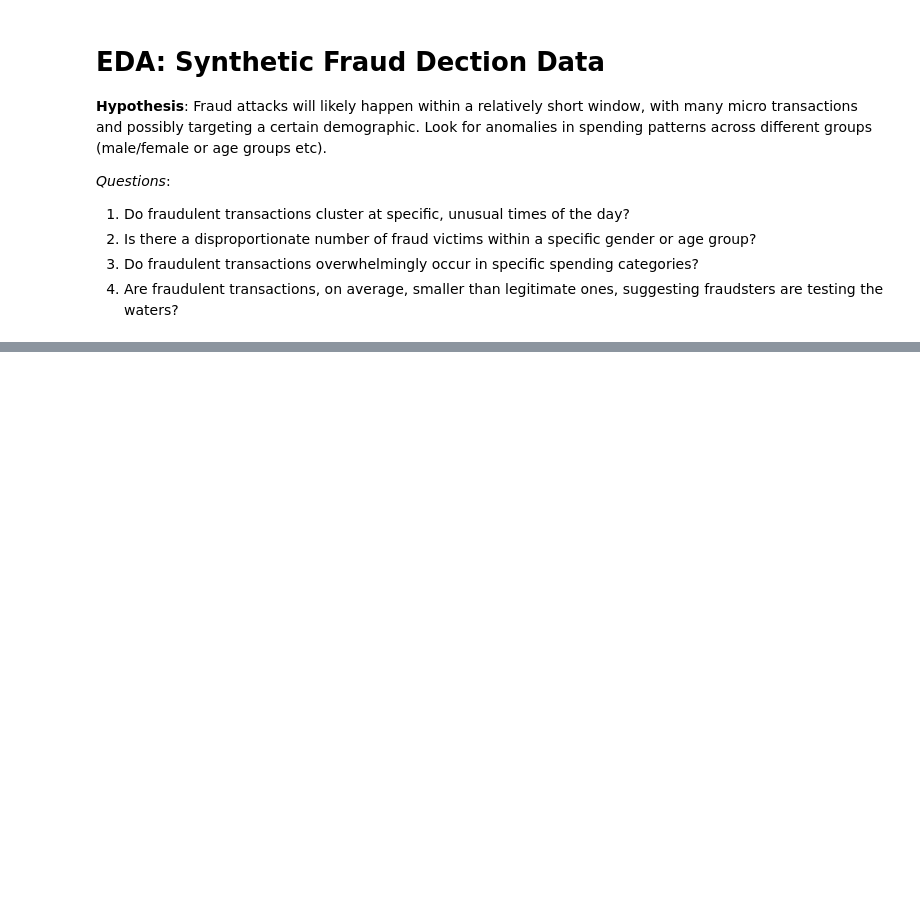
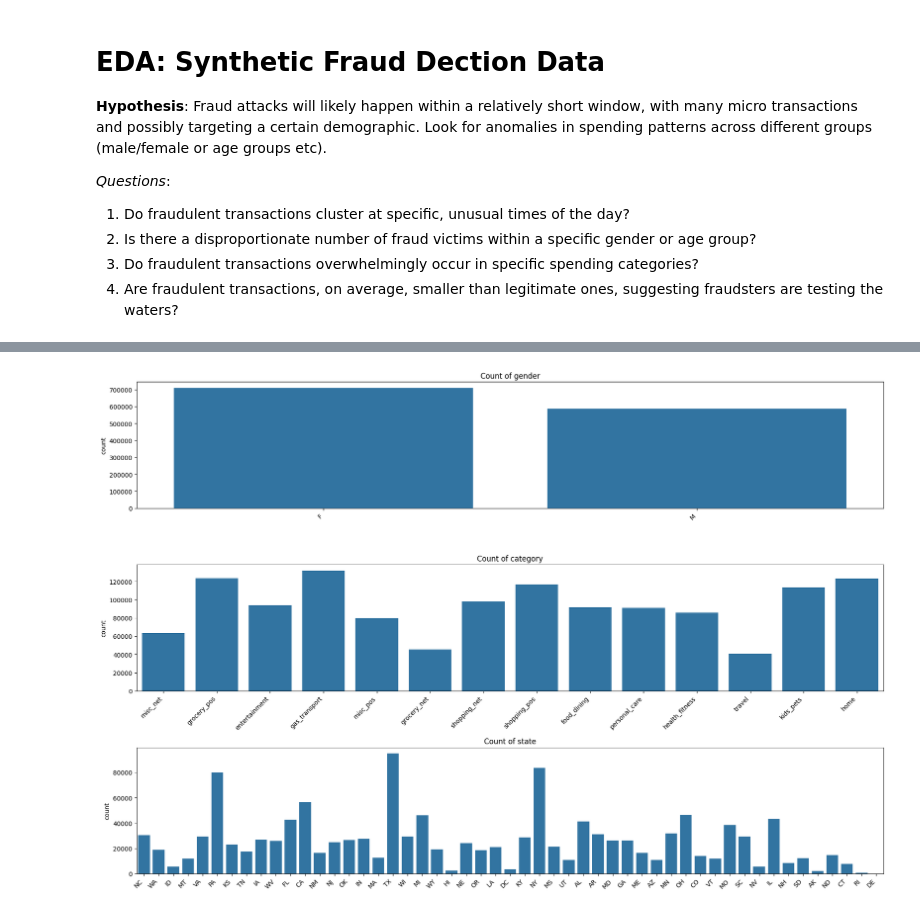
Before and after one commit to Clarkey33/fraud-detection-mlops-pipeline, a Jupyter notebook: notebooks/01-initial-eda.ipynb, the cells around one changed output, grey strips where cells are left out. Drawn from its saved outputs; the diff is of its cells as text; code cells hidden in the pictures; blank space fills up the shorter version.

```diff
--- a/notebooks/01-initial-eda.ipynb
+++ b/notebooks/01-initial-eda.ipynb
@@ -51,0 +137,15 @@ memory usage: 227.5+ MB
+# %%
+categorical_cols = ['gender', 'category', 'state']
+fig, axes = plt.subplots(nrows=3,ncols=1,figsize=(n_cols*6, 12))
+axes =axes.flatten()
+for col, ax in zip(categorical_cols,axes):
+    sns.countplot(data=df, x=col,ax=ax)
+    ax.set_title(f'Count of {col}')
+    ax.set_xlabel('')
+    #ax.set_xticklabels(ax.get_xticklabels(), rotation=45, ha='right')
+    plt.setp(ax.get_xticklabels(), rotation=45, ha='right')
+
+plt.tight_layout()
+plt.show()
+# %% [output]
+[figure, added]
```
Also changed, not shown: parts of 10 cells of this notebook, 2 other files.
